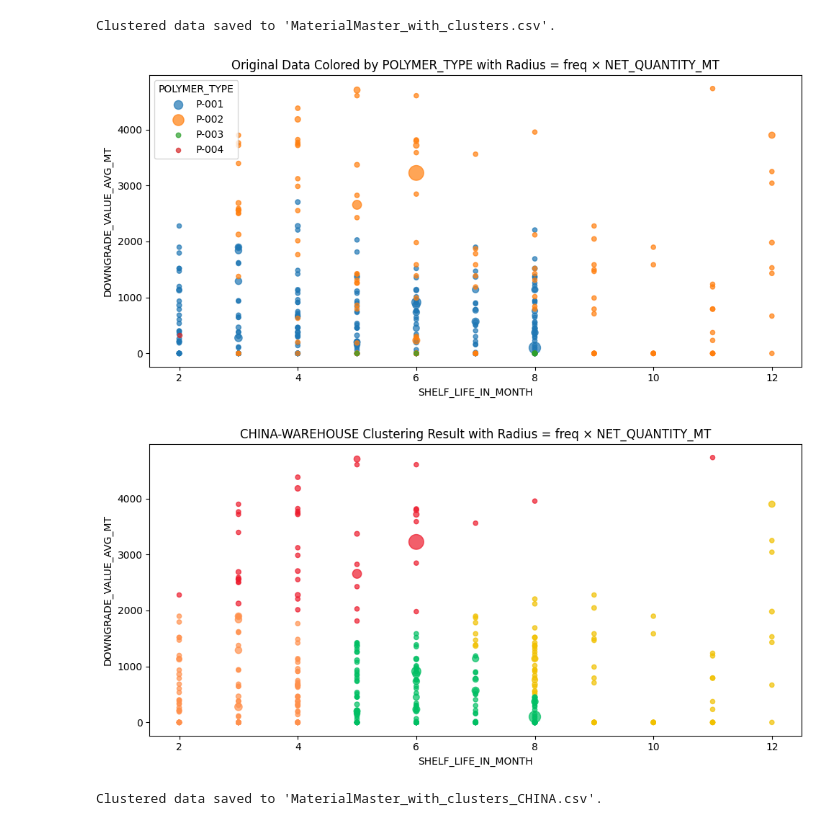
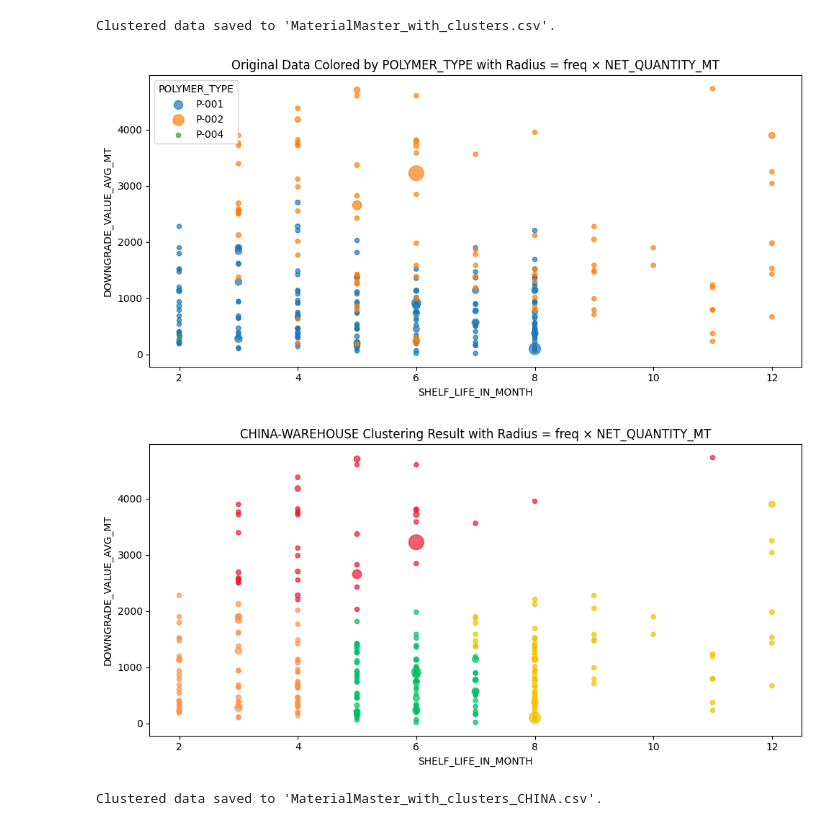
Before and after one commit to KatieMarsh/EM_Bootcathon2025, a Jupyter notebook: ML.ipynb, the cells around one changed output. Saved outputs shown, nothing was run; the diff lists cells and outputs as text; code cells hidden in the pictures.

```diff
--- a/ML.ipynb
+++ b/ML.ipynb
@@ -446,7 +446,7 @@ print("Clustered data saved to 'MaterialMaster_with_clusters.csv'.")
 Clustered data saved to 'MaterialMaster_with_clusters.csv'.
 # %%
 # === 1. Load the main MaterialMaster data ===
-df = pd.read_csv("./data/MaterialMaster_AVG_China.csv")
+china_df = pd.read_csv("./data/MaterialMaster_AVG_China.csv")
 
 # === 2. Load Outbound.csv ===
 outbound = pd.read_csv("./data/Outbound.csv")
@@ -454,8 +454,8 @@ outbound = pd.read_csv("./data/Outbound.csv")
 import plotly.express as px
 
 # Calculate IQR for total_price
-Q1 = df['DOWNGRADE_VALUE_AVG_MT'].quantile(0.15)
-Q3 = df['DOWNGRADE_VALUE_AVG_MT'].quantile(0.85)
+Q1 = china_df['DOWNGRADE_VALUE_AVG_MT'].quantile(0.15)
+Q3 = china_df['DOWNGRADE_VALUE_AVG_MT'].quantile(0.85)
 IQR = Q3 - Q1
 
 # Define lower and upper bounds for outliers
@@ -463,7 +463,8 @@ lower_bound = Q1 - 1.5 * IQR
 upper_bound = Q3 + 1.5 * IQR
 
 # Filter out outliers
-df = df[(df['DOWNGRADE_VALUE_AVG_MT'] >= lower_bound) & (df['DOWNGRADE_VALUE_AVG_MT'] <= upper_bound)]
+china_df = china_df[(china_df['DOWNGRADE_VALUE_AVG_MT'] >= lower_bound) & (china_df['DOWNGRADE_VALUE_AVG_MT'] <= upper_bound)]
+china_df = china_df[china_df['DOWNGRADE_VALUE_AVG_MT'] != 0]
 # %%
 import pandas as pd
 import matplotlib.pyplot as plt
@@ -481,22 +482,22 @@ outbound["value"] = outbound["freq"] * outbound["quantity_sum"]
 outbound_value = outbound[["MATERIAL_NAME", "value"]].drop_duplicates()
 
 # === 4. Merge value into main dataframe ===
-df["value"] = df["MATERIAL_NAME"].map(outbound_value.set_index("MATERIAL_NAME")["value"]).fillna(0)
+china_df["value"] = china_df["MATERIAL_NAME"].map(outbound_value.set_index("MATERIAL_NAME")["value"]).fillna(0)
 
 # === 5. Normalize value for point size (radius) ===
-if df["value"].max() != df["value"].min():
-    df["radius"] = (df["value"] - df["value"].min()) / (df["value"].max() - df["value"].min())
-    df["radius"] = df["radius"] * 200 + 20
+if china_df["value"].max() != china_df["value"].min():
+    china_df["radius"] = (china_df["value"] - china_df["value"].min()) / (china_df["value"].max() - china_df["value"].min())
+    china_df["radius"] = china_df["radius"] * 200 + 20
 else:
-    df["radius"] = 50
+    china_df["radius"] = 50
 
 # === 6. Select relevant columns ===
 features = ["SHELF_LIFE_IN_MONTH", "DOWNGRADE_VALUE_AVG_MT"]
 id_col = "MATERIAL_NAME"
 color_col = "POLYMER_TYPE"
 
-df = df[[id_col] + features + [color_col, "value", "radius"]].dropna()
-X = df[features].values
+china_df = china_df[[id_col] + features + [color_col, "value", "radius"]].dropna()
+X = china_df[features].values
 
 # === 7. Scale the data ===
 scaler = StandardScaler()
@@ -504,31 +505,31 @@ X_scaled = scaler.fit_transform(X)
 
 # === 8. Fit KMeans ===
 kmeans = KMeans(n_clusters=4, random_state=42)
-df["Cluster"] = kmeans.fit_predict(X_scaled)
+china_df["Cluster"] = kmeans.fit_predict(X_scaled)
 
 # === 9. Define cluster colors ===
 cluster_colors = {
-    0: "#ff914d",
-    1: "#f1c100",
     2: "#00bf63",
-    3: "#ed1b2d",
+    3: "#f1c100",
+    0: "#ed1b2d",
+    1: "#ff914d",
 }
 
 # === 9b. Define your own custom cluster names ===
 # UPDATE THIS DICT with your labels!
 cluster_names = {
+    2: "Low Risk",
+    3: "Aging but Valuable",
     0: "Critical Material",
-    1: "Low Risk",
-    2: "Aging but Valuable",
-    3: "Perishable but Low Value",
+    1: "Perishable but Low Value",
 }
 
 # === 10. Add custom cluster name column ===
-df["Cluster_Name"] = df["Cluster"].map(cluster_names)
+china_df["Cluster_Name"] = china_df["Cluster"].map(cluster_names)
 
 # === 11. Plot original data ===
 plt.figure(figsize=(10, 5))
-for _, group in df.groupby(color_col):
+for _, group in china_df.groupby(color_col):
     plt.scatter(
         group["SHELF_LIFE_IN_MONTH"],
         group["DOWNGRADE_VALUE_AVG_MT"],
@@ -536,37 +537,37 @@ for _, group in df.groupby(color_col):
         alpha=0.7,
         label=group[color_col].iloc[0]
     )
 plt.title("Original Data Colored by POLYMER_TYPE with Radius = freq × NET_QUANTITY_MT")
 plt.xlabel("SHELF_LIFE_IN_MONTH")
 plt.ylabel("DOWNGRADE_VALUE_AVG_MT")
 plt.legend(title="POLYMER_TYPE")
 plt.tight_layout()
 plt.show()
 
 # === 12. Plot clustering result with radius and custom names ===
 plt.figure(figsize=(10, 5))
-for cluster, group in df.groupby("Cluster"):
+for cluster, group in china_df.groupby("Cluster"):
     plt.scatter(
         group["SHELF_LIFE_IN_MONTH"],
         group["DOWNGRADE_VALUE_AVG_MT"],
         s=group["radius"],
         alpha=0.7,
         label=cluster_names.get(cluster, f"Cluster {cluster}"),
         color=cluster_colors.get(cluster, "#333333")
     )
 plt.title("CHINA-WAREHOUSE Clustering Result with Radius = freq × NET_QUANTITY_MT")
 plt.xlabel("SHELF_LIFE_IN_MONTH")
 plt.ylabel("DOWNGRADE_VALUE_AVG_MT")
 # plt.legend(title="Cluster Name")
 plt.tight_layout()
 plt.show()
 
 # === 13. Save clustered data with custom names ===
-df.to_csv("MaterialMaster_with_clusters_CHINA", index=False)
+china_df.to_csv("MaterialMaster_with_clusters_CHINA", index=False)
 print("Clustered data saved to 'MaterialMaster_with_clusters_CHINA.csv'.")
 # %% [output]
-[figure, old version]
+[figure, new version]
-[figure, old version]
+[figure, new version]
 Clustered data saved to 'MaterialMaster_with_clusters_CHINA.csv'.
 # %%
 # === 1. Load the main MaterialMaster data ===
```
Also changed, not shown: parts of 3 cells of this notebook, 3 other files.
